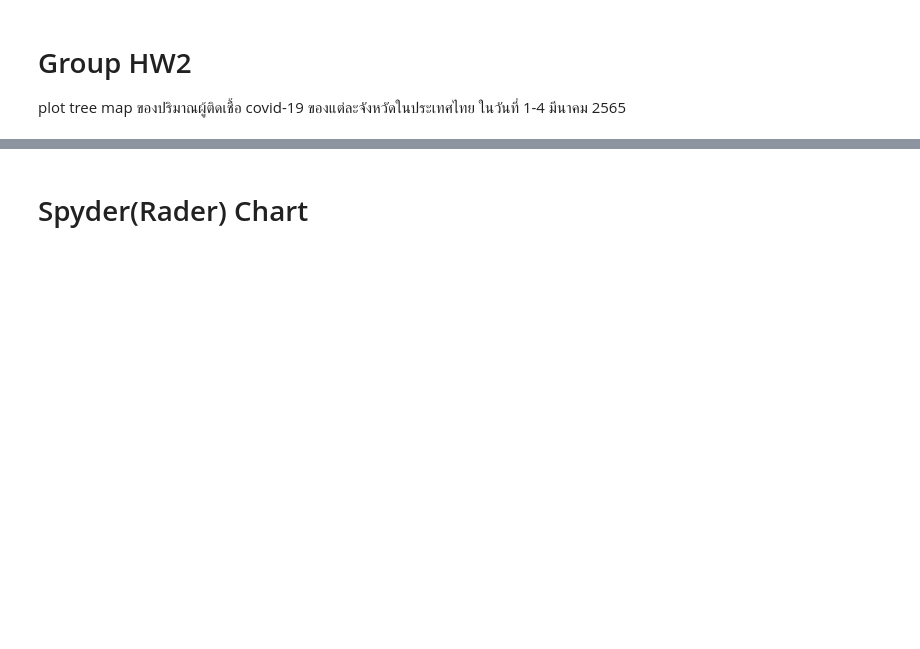
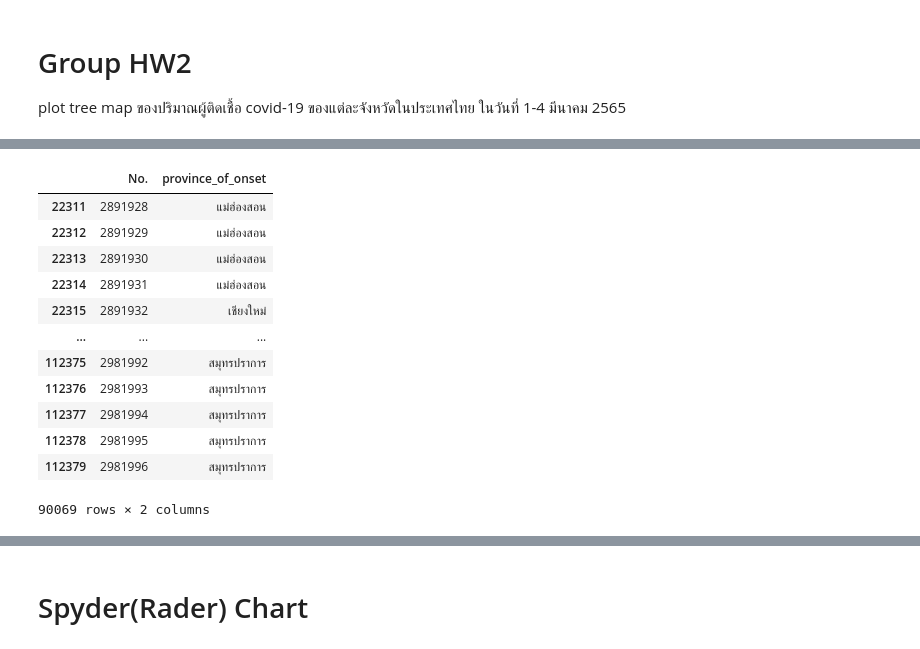
Before and after one commit to Ppangchon/data_viz_2022, a Jupyter notebook: DataViz04 Data Comparison.ipynb, the cells around one changed output, grey strips where cells are left out. Cells and saved outputs as stored; diff of their text form; code cells hidden in the pictures; blank space fills up the shorter version.

```diff
--- a/DataViz04 Data Comparison.ipynb
+++ b/DataViz04 Data Comparison.ipynb
@@ -405,0 +448,16 @@ plot tree map ของปริมาณผู้ติดเชื้อ covid
+# %%
+covid
+# %% [output]
+|  | No. | province_of_onset |
+| 22311 | 2891928 | แม่ฮ่องสอน |
+| 22312 | 2891929 | แม่ฮ่องสอน |
+| 22313 | 2891930 | แม่ฮ่องสอน |
+| 22314 | 2891931 | แม่ฮ่องสอน |
+| 22315 | 2891932 | เชียงใหม่ |
+| ... | ... | ... |
+| 112375 | 2981992 | สมุทรปราการ |
+| 112376 | 2981993 | สมุทรปราการ |
+| 112377 | 2981994 | สมุทรปราการ |
+| 112378 | 2981995 | สมุทรปราการ |
+| 112379 | 2981996 | สมุทรปราการ |
+90069 rows × 2 columns
```
Also changed, not shown: parts of 12 cells of this notebook.
